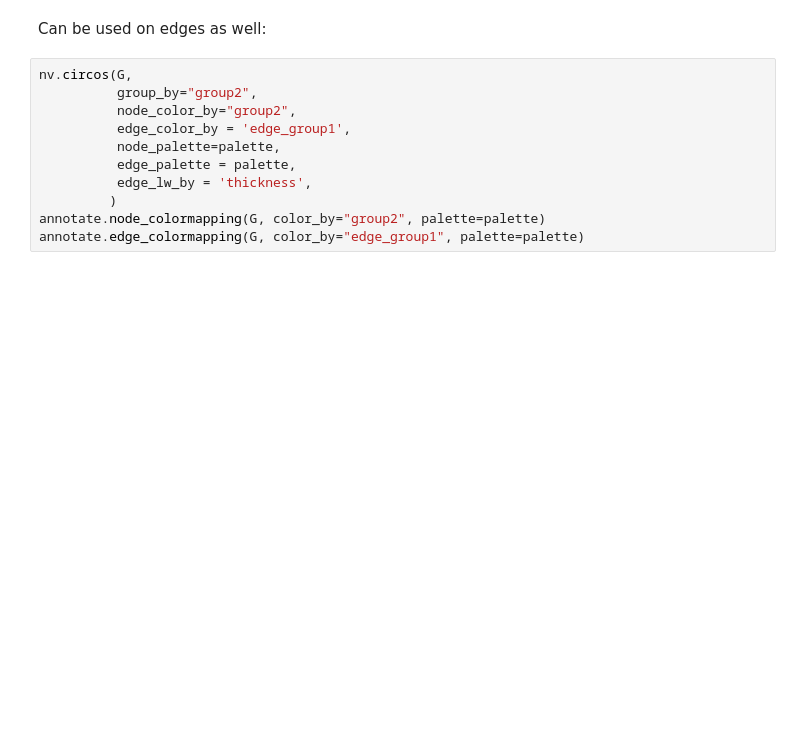
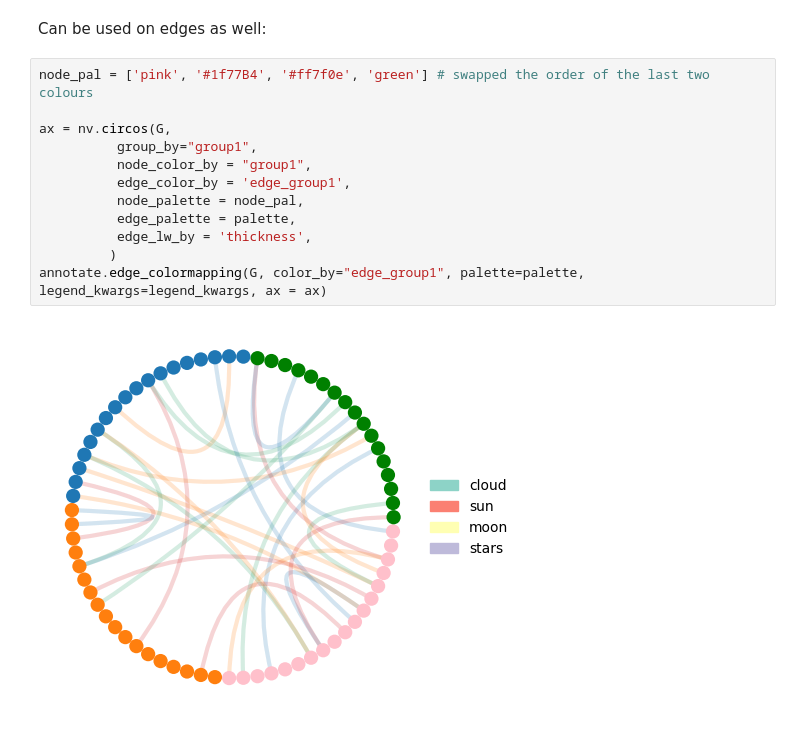
Before and after one commit to ericmjl/nxviz, a Jupyter notebook: docs/examples/circos_node_labels.ipynb, the cells around one changed output. Saved outputs shown, nothing was run; the diff lists cells and outputs as text; blank space fills up the shorter version.

```diff
--- a/docs/examples/circos_node_labels.ipynb
+++ b/docs/examples/circos_node_labels.ipynb
@@ -145,13 +186,16 @@ annotate.node_colormapping(G, color_by="group1", palette=pal)
 # %% [markdown]
 Can be used on edges as well:
 # %%
-nv.circos(G,
-          group_by="group2",
-          node_color_by="group2",
+node_pal = ['pink', '#1f77B4', '#ff7f0e', 'green'] # swapped the order of the last two colours
+
+ax = nv.circos(G,
+          group_by="group1",
+          node_color_by = "group1",
           edge_color_by = 'edge_group1',
-          node_palette=palette,
+          node_palette = node_pal,
           edge_palette = palette,
           edge_lw_by = 'thickness',
          )
-annotate.node_colormapping(G, color_by="group2", palette=palette)
-annotate.edge_colormapping(G, color_by="edge_group1", palette=palette)
+annotate.edge_colormapping(G, color_by="edge_group1", palette=palette, legend_kwargs=legend_kwargs, ax = ax)
+# %% [output]
+[figure, added]
```
Also changed, not shown: parts of 11 cells of this notebook, 1 other file.
